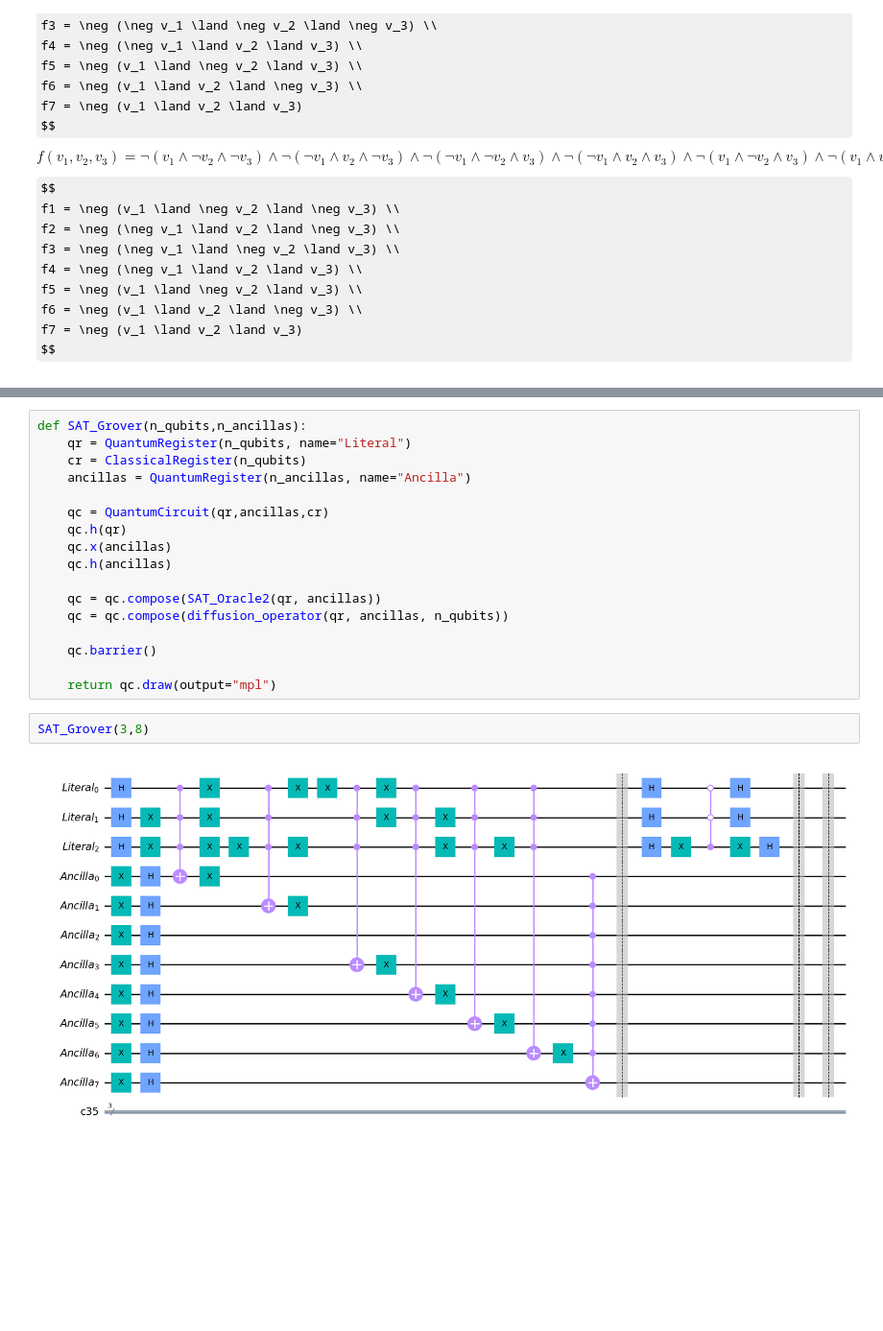
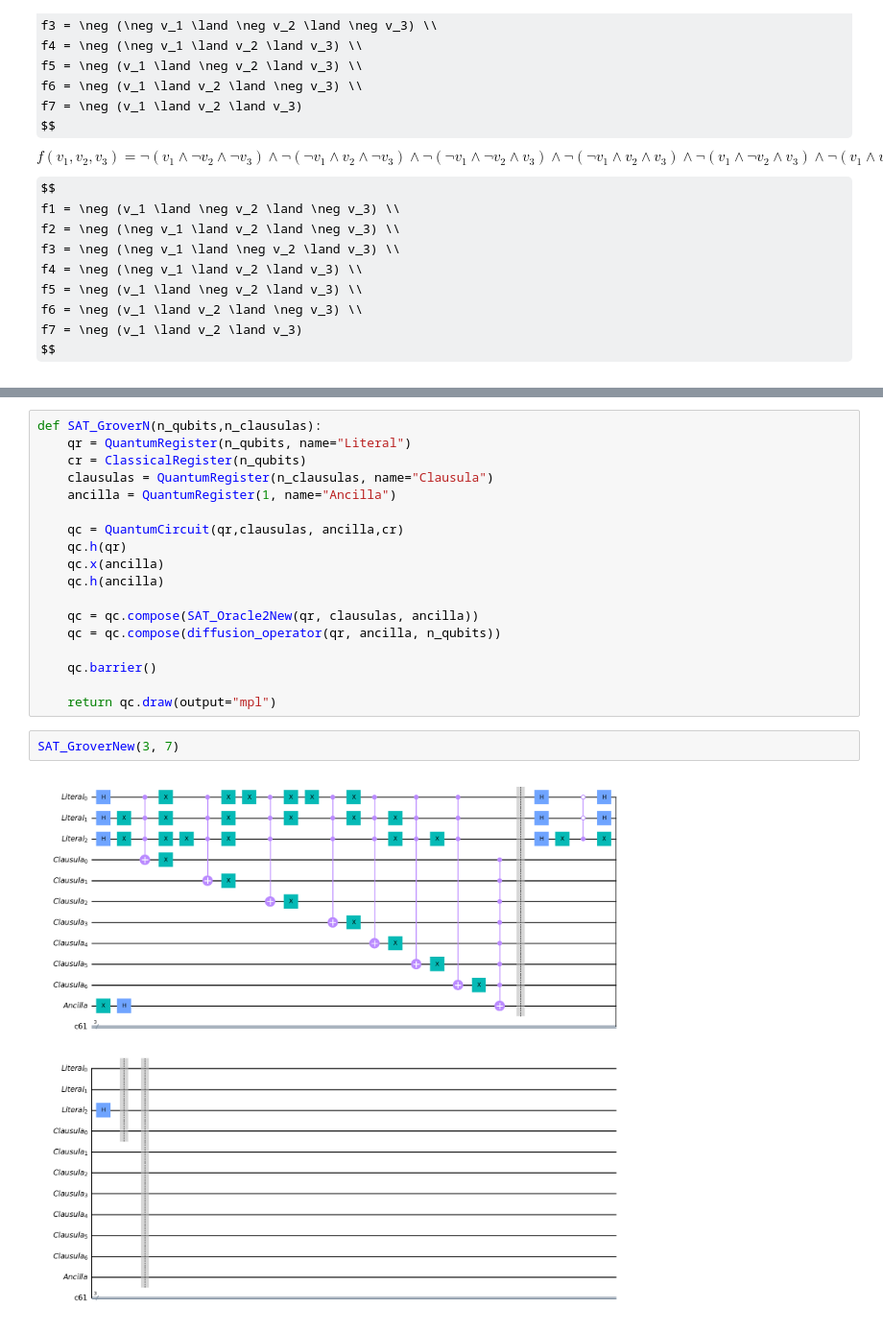
Before and after one commit to hiddenduck/Quantum_SAT_Grover, a Jupyter notebook: Projeto_IC.ipynb, the cells around one changed output, grey strips where cells are left out. Shown at 96% size. Drawn from its saved outputs; the diff is of its cells as text; some formulas as TeX source; blank space fills up the shorter version.

```diff
--- a/Projeto_IC.ipynb
+++ b/Projeto_IC.ipynb
@@ -462,22 +413,23 @@ def SAT_Oracle2(qr, ancillas):
 # %%
-def SAT_Grover(n_qubits,n_ancillas):
+def SAT_GroverN(n_qubits,n_clausulas):
     qr = QuantumRegister(n_qubits, name="Literal")
     cr = ClassicalRegister(n_qubits)
-    ancillas = QuantumRegister(n_ancillas, name="Ancilla")
+    clausulas = QuantumRegister(n_clausulas, name="Clausula")
+    ancilla = QuantumRegister(1, name="Ancilla")
 
-    qc = QuantumCircuit(qr,ancillas,cr)
+    qc = QuantumCircuit(qr,clausulas, ancilla,cr)
     qc.h(qr)
-    qc.x(ancillas)
-    qc.h(ancillas)
+    qc.x(ancilla)
+    qc.h(ancilla)
 
-    qc = qc.compose(SAT_Oracle2(qr, ancillas))
-    qc = qc.compose(diffusion_operator(qr, ancillas, n_qubits))
+    qc = qc.compose(SAT_Oracle2New(qr, clausulas, ancilla))
+    qc = qc.compose(diffusion_operator(qr, ancilla, n_qubits))
 
     qc.barrier()
 
     return qc.draw(output="mpl")
-# %%
-SAT_Grover(3,8)
-# %% [output]
-[figure, removed]
+# %%
+SAT_GroverNew(3, 7)
+# %% [output]
+[figure, added]
 # %%
```
Also changed, not shown: parts of 10 cells of this notebook.
